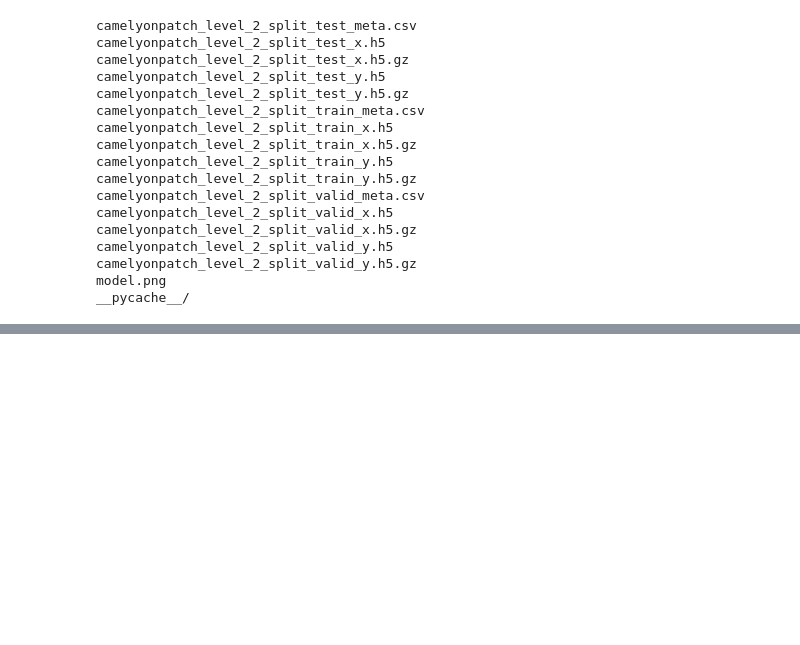
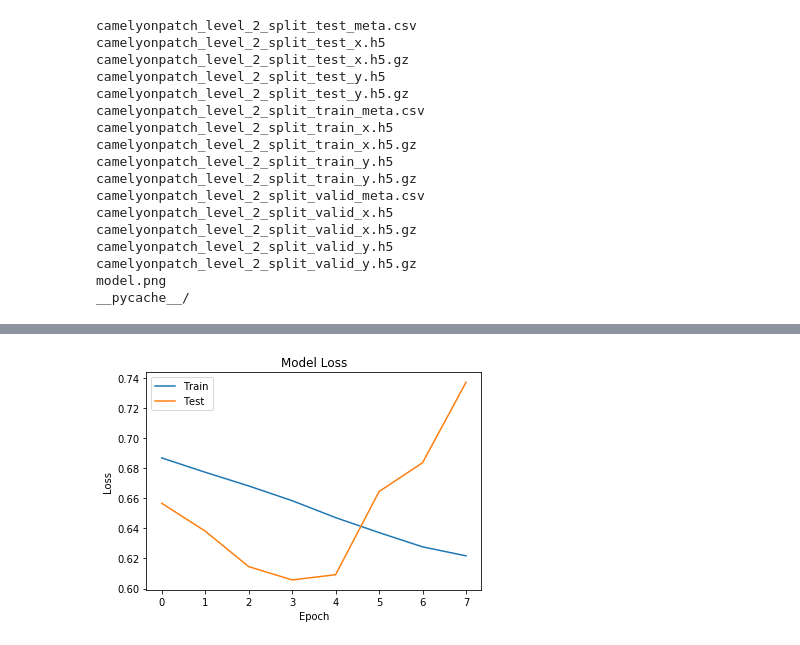
Before and after one commit to allnes/pcam_train, a Jupyter notebook: pcam_cnn_maxpooling.ipynb, the cells around one changed output, grey strips where cells are left out. Drawn from its saved outputs; the diff is of its cells as text; code cells hidden in the pictures; blank space fills up the shorter version.

```diff
--- a/pcam_cnn_maxpooling.ipynb
+++ b/pcam_cnn_maxpooling.ipynb
@@ -130,16 +127,14 @@ x_train = resize_for_train(x_train, new_size)
 x_valid = resize_for_train(x_valid, new_size)
 x_test  = resize_for_train(x_test,  new_size)
 # %%
-
-
 def plot_metrics(code_metrics, name_metrics):
-    plt.plot(history.history[code_metrics])
-    plt.plot(history.history['val_' + code_metrics])
-    plt.title('Model ' + name_metrics)
-    plt.ylabel(name_metrics)
-    plt.xlabel('Epoch')
-    plt.legend(['Train', 'Test'], loc='upper left')
-    plt.show()
+    pyplot.plot(history.history[code_metrics])
+    pyplot.plot(history.history['val_' + code_metrics])
+    pyplot.title('Model ' + name_metrics)
+    pyplot.ylabel(name_metrics)
+    pyplot.xlabel('Epoch')
+    pyplot.legend(['Train', 'Test'], loc='upper left')
+    pyplot.show()
 
 def show_metrics(list_metrics, name_stage, name_model):
     name_metrics = ['accuracy', 'precision', 'recall', 'f1-score']
@@ -153,34 +148,34 @@ model = Sequential([
     # CONV => RELU => POOL
 		Conv2D(32, (3, 3), padding="same", input_shape=new_shape),
 		Activation("relu"),
-		BatchNormalization(),
+		# BatchNormalization(),
 		MaxPooling2D(pool_size=(3, 3)),
-		Dropout(0.25),
+		# Dropout(0.25),
     # --------------------------------------------------------------------#
 		# (CONV => RELU) * 2 => POOL
-		Conv2D(64, (3, 3), padding="same"),
-		Activation("relu"),
-		BatchNormalization(),
-		Conv2D(64, (3, 3), padding="same"),
-		Activation("relu"),
-		BatchNormalization(),
-		MaxPooling2D(pool_size=(2, 2)),
-		Dropout(0.25),
+		# Conv2D(64, (3, 3), padding="same"),
+		# Activation("relu"),
+		# BatchNormalization(),
+		# Conv2D(64, (3, 3), padding="same"),
+		# Activation("relu"),
+		# BatchNormalization(),
+		# MaxPooling2D(pool_size=(2, 2)),
+		# Dropout(0.25),
     # --------------------------------------------------------------------#
 		# (CONV => RELU) * 2 => POOL
-		Conv2D(128, (3, 3), padding="same"),
-		Activation("relu"),
-		BatchNormalization(),
-		Conv2D(128, (3, 3), padding="same"),
-		Activation("relu"),
-		BatchNormalization(),
-		MaxPooling2D(pool_size=(2, 2)),
+		# Conv2D(128, (3, 3), padding="same"),
+		# Activation("relu"),
+		# BatchNormalization(),
+		# Conv2D(128, (3, 3), padding="same"),
+		# Activation("relu"),
+		# BatchNormalization(),
+		# MaxPooling2D(pool_size=(2, 2)),
     # --------------------------------------------------------------------#
     Flatten(),
 		Dense(1024),
 		Activation("relu"),
-		BatchNormalization(),
-		Dropout(0.5),
+		# BatchNormalization(),
+		# Dropout(0.5),
 		Dense(1),
 		Activation("sigmoid"),
     # --------------------------------------------------------------------#
@@ -205,25 +200,32 @@ y_test = np.array(y_test)
 y_test = y_test.reshape((y_test.shape[0], 1))
 
 datagen = ImageDataGenerator(
-              preprocessing_function=lambda x: x/255.,
-              width_shift_range=2,   # randomly shift images horizontally
-              height_shift_range=2,  # randomly shift images vertically
-              horizontal_flip=True,  # randomly flip images
-              vertical_flip=True)    # randomly flip images
+								preprocessing_function=lambda x: x/255.,
+								width_shift_range=2,   # randomly shift images horizontally
+								height_shift_range=2,  # randomly shift images vertically
+								horizontal_flip=True,  # randomly flip images
+								vertical_flip=True,		 # randomly flip images
+								rotation_range=90,
+								brightness_range=(0.1, 0.9),
+								channel_shift_range=150.0,
+							)
 
-batch_size = 32
+preproc = ImageDataGenerator(preprocessing_function=lambda x: x/255.)
+
+batch_size = 1024
 history = model.fit_generator(
     datagen.flow(x_train, y_train, batch_size=batch_size),
     steps_per_epoch=len(x_train) // batch_size,
-    epochs=4,
+    epochs=8,
     shuffle='batch',
     use_multiprocessing=True,
-    validation_data=datagen.flow(x_valid, y_valid, batch_size=batch_size)
+    validation_data=preproc.flow(x_valid, y_valid, batch_size=batch_size)
     )
 
 plot_metrics('loss', 'Loss')
 plot_metrics('binary_accuracy',  'Accuracy')
 
-show_metrics(model.evaluate(x_train, y_train), 'train', name_model)
-show_metrics(model.evaluate(x_valid, y_valid), 'valid', name_model)
-show_metrics(model.evaluate(x_test,  y_test),  'test',  name_model)
+show_metrics(model.evaluate(preproc.flow(x_train, y_train)), 'train', name_model)
+show_metrics(model.evaluate(preproc.flow(x_valid, y_valid)), 'valid', name_model)
+show_metrics(model.evaluate(preproc.flow(x_test,  y_test)),  'test',  name_model)
+# %% [output]
@@ -229,0 +249 @@ show_metrics(model.evaluate(x_test,  y_test),  'test',  name_model)
+[figure, added]
```
Also changed, not shown: parts of 6 cells of this notebook.
